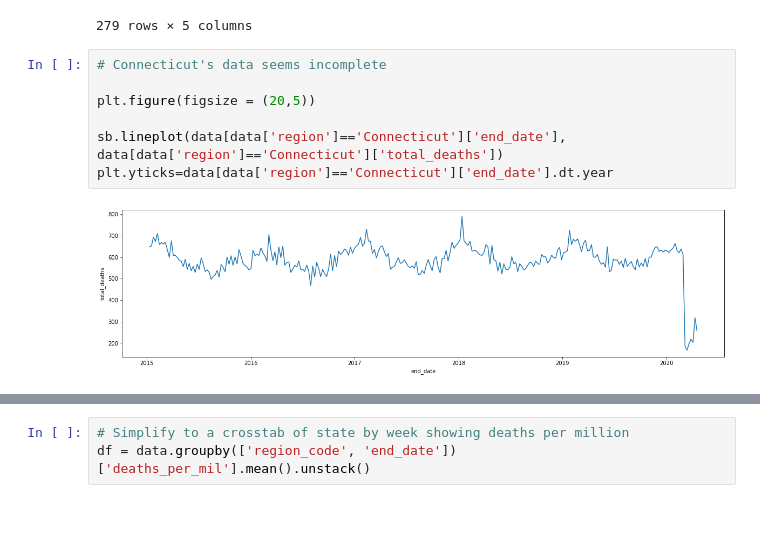
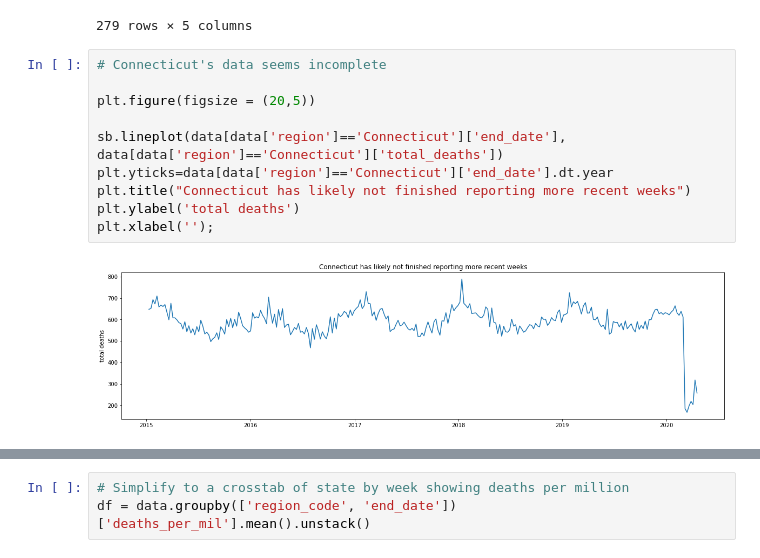
Before and after one commit to lukenw/GA_Capstone, a Jupyter notebook: historical deaths workbook.ipynb, the cells around one changed output, grey strips where cells are left out. Cells and saved outputs as stored; diff of their text form; blank space fills up the shorter version.

```diff
--- a/historical deaths workbook.ipynb
+++ b/historical deaths workbook.ipynb
@@ -158,9 +169,12 @@ us_tot
 # %%
 # Connecticut's data seems incomplete
 
 plt.figure(figsize = (20,5))
 
 sb.lineplot(data[data['region']=='Connecticut']['end_date'], data[data['region']=='Connecticut']['total_deaths'])
 plt.yticks=data[data['region']=='Connecticut']['end_date'].dt.year
+plt.title("Connecticut has likely not finished reporting more recent weeks")
+plt.ylabel('total deaths')
+plt.xlabel('');
 # %% [output]
-[figure, old version]
+[figure, new version]
```
Also changed, not shown: parts of 79 cells of this notebook.
